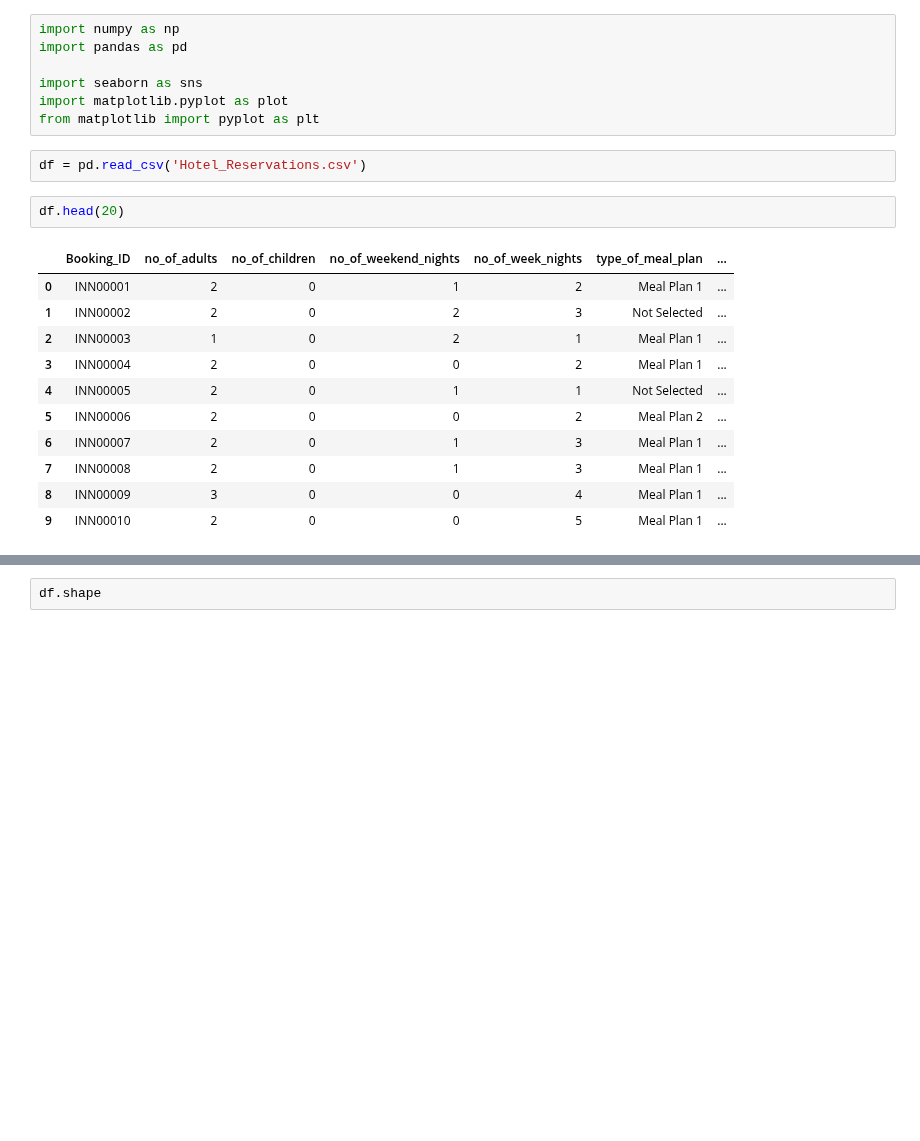
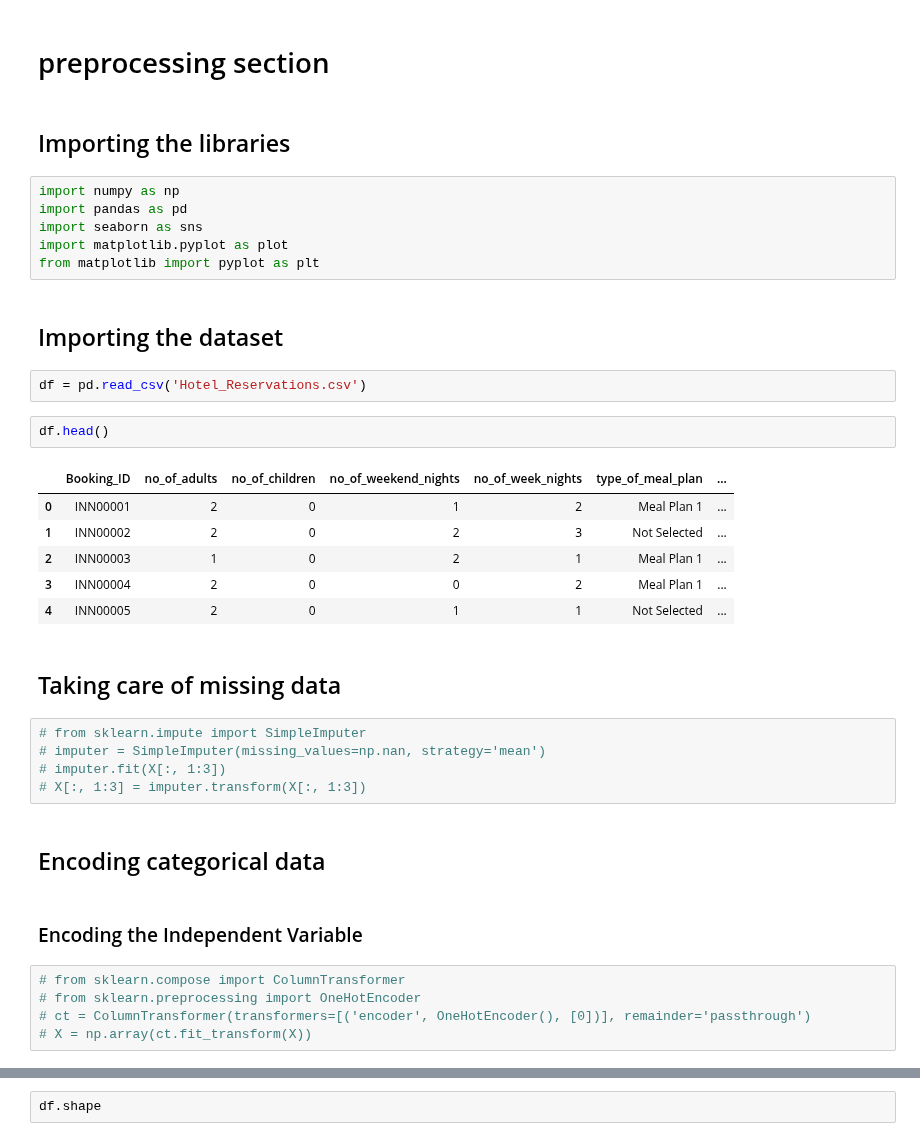
Before and after one commit to jorgeluisgalarraga/hotel_reservation_predictions, a Jupyter notebook: Hotel_Reservations_Prediction.ipynb, the cells around one changed output, grey strips where cells are left out. Cells and saved outputs as stored; diff of their text form; blank space fills up the shorter version.

Commit message:
add new sections in preprocessing part and creat RF section

```diff
--- a/Hotel_Reservations_Prediction.ipynb
+++ b/Hotel_Reservations_Prediction.ipynb
@@ -1,23 +9,39 @@
+# %% [markdown]
+# preprocessing section
+# %% [markdown]
+## Importing the libraries
 # %%
 import numpy as np
 import pandas as pd
-
 import seaborn as sns
 import matplotlib.pyplot as plot
 from matplotlib import pyplot as plt
+# %% [markdown]
+## Importing the dataset
 # %%
 df = pd.read_csv('Hotel_Reservations.csv')
 # %%
-df.head(20)
+df.head()
 # %% [output]
 |  | Booking_ID | no_of_adults | no_of_children | no_of_weekend_nights | no_of_week_nights | type_of_meal_plan | ... |
 | 0 | INN00001 | 2 | 0 | 1 | 2 | Meal Plan 1 | ... |
 | 1 | INN00002 | 2 | 0 | 2 | 3 | Not Selected | ... |
 | 2 | INN00003 | 1 | 0 | 2 | 1 | Meal Plan 1 | ... |
 | 3 | INN00004 | 2 | 0 | 0 | 2 | Meal Plan 1 | ... |
 | 4 | INN00005 | 2 | 0 | 1 | 1 | Not Selected | ... |
-| 5 | INN00006 | 2 | 0 | 0 | 2 | Meal Plan 2 | ... |
-| 6 | INN00007 | 2 | 0 | 1 | 3 | Meal Plan 1 | ... |
-| 7 | INN00008 | 2 | 0 | 1 | 3 | Meal Plan 1 | ... |
-| 8 | INN00009 | 3 | 0 | 0 | 4 | Meal Plan 1 | ... |
-| 9 | INN00010 | 2 | 0 | 0 | 5 | Meal Plan 1 | ... |
+# %% [markdown]
+## Taking care of missing data
+# %%
+# from sklearn.impute import SimpleImputer
+# imputer = SimpleImputer(missing_values=np.nan, strategy='mean')
+# imputer.fit(X[:, 1:3])
+# X[:, 1:3] = imputer.transform(X[:, 1:3])
+# %% [markdown]
+## Encoding categorical data
+# %% [markdown]
+### Encoding the Independent Variable
+# %%
+# from sklearn.compose import ColumnTransformer
+# from sklearn.preprocessing import OneHotEncoder
+# ct = ColumnTransformer(transformers=[('encoder', OneHotEncoder(), [0])], remainder='passthrough')
+# X = np.array(ct.fit_transform(X))
```
Also changed, not shown: parts of 29 cells of this notebook.
